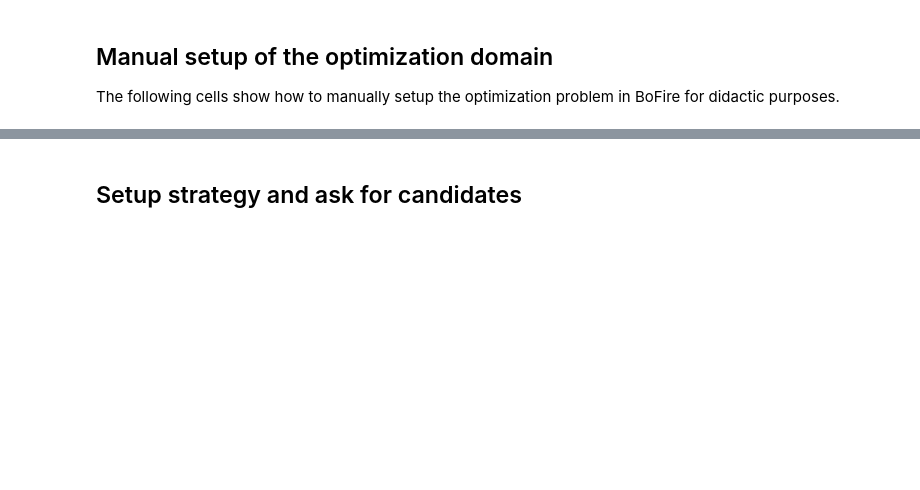
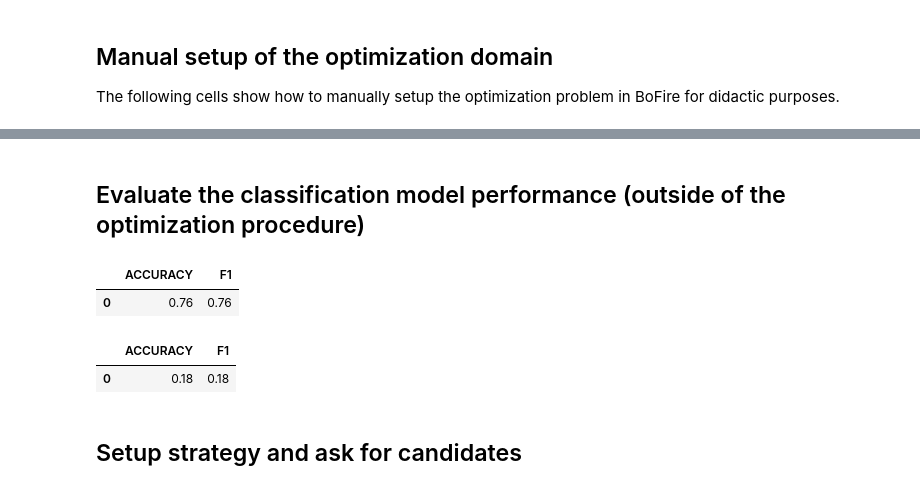
Before and after one commit to experimental-design/bofire, a Jupyter notebook: tutorials/basic_examples/Unknown_Constraint_Classification.ipynb, the cells around one changed output, grey strips where cells are left out. Saved outputs shown, nothing was run; the diff lists cells and outputs as text; code cells hidden in the pictures; blank space fills up the shorter version.

```diff
--- a/tutorials/basic_examples/Unknown_Constraint_Classification.ipynb
+++ b/tutorials/basic_examples/Unknown_Constraint_Classification.ipynb
@@ -69,3 +71,30 @@ sample_df.head(20)
+# %% [markdown]
+## Evaluate the classification model performance (outside of the optimization procedure)
+# %%
+# Import packages
+import bofire.surrogates.api as surrogates
+from bofire.data_models.surrogates.api import ClassificationMLPEnsemble
+from bofire.surrogates.diagnostics import ClassificationMetricsEnum
+
+# Instantiate the surrogate model
+model = ClassificationMLPEnsemble(inputs=domain1.inputs, outputs=Outputs(features=[domain1.outputs.get_by_key("f_1")]), lr=0.01, n_epochs=100, hidden_layer_sizes=(20,10,))
+surrogate = surrogates.map(model)
+
+# Fit the model to the classification data
+cv_df = sample_df.drop(["f_0", "f_2"], axis=1)
+cv_df["valid_f_1"] = 1
+cv = surrogate.cross_validate(cv_df, folds=5)
+# %%
+# Print results
+cv[0].get_metrics(metrics=ClassificationMetricsEnum, combine_folds=True) # print training set performance
+# %% [output]
+|  | ACCURACY | F1 |
+| 0 | 0.76 | 0.76 |
+# %%
+cv[1].get_metrics(metrics=ClassificationMetricsEnum, combine_folds=True) # print test set performance
+# %% [output]
+|  | ACCURACY | F1 |
+| 0 | 0.18 | 0.18 |
 # %% [markdown]
 ## Setup strategy and ask for candidates
 # %%
```
Also changed, not shown: parts of 9 cells of this notebook, 33 other files.
